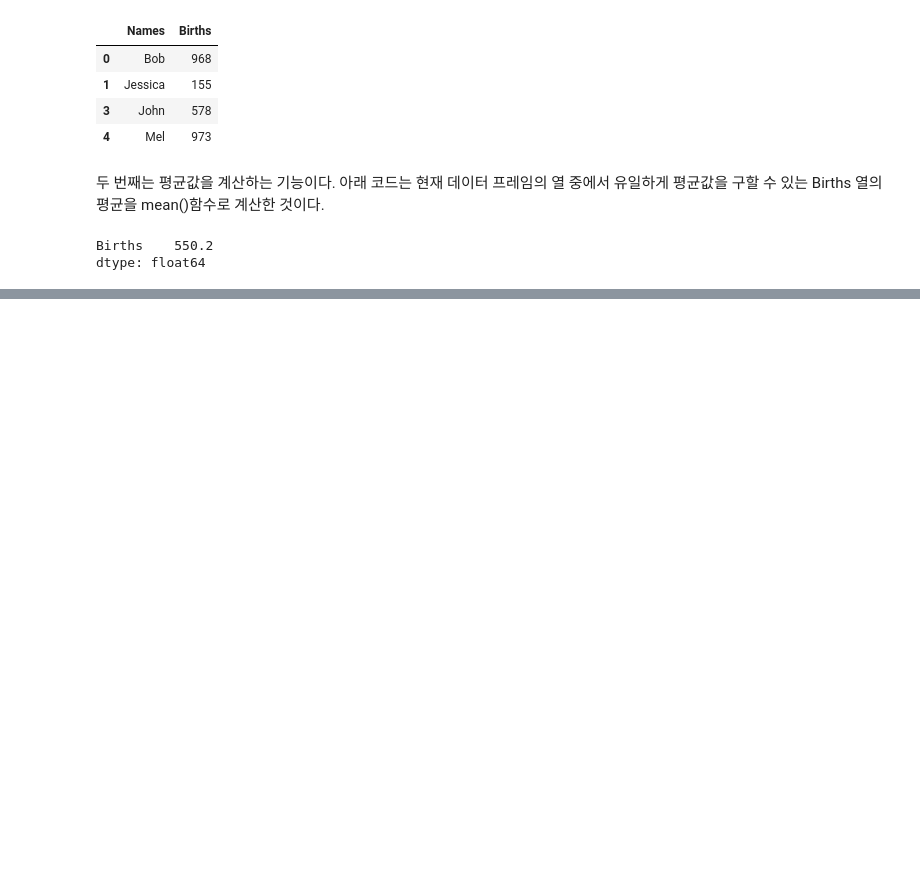
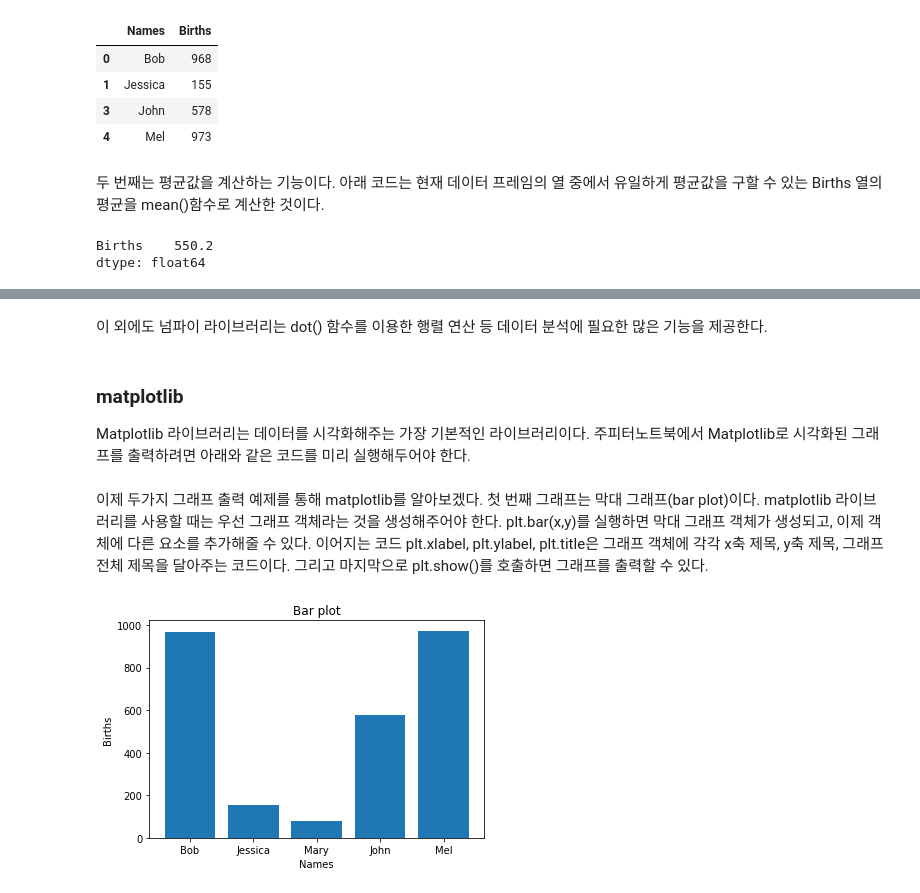
Before and after one commit to jaeyoon89/python_data_analysis, a Jupyter notebook: ch0_python_data_analysis_library.ipynb, the cells around one changed output, grey strips where cells are left out. Drawn from its saved outputs; the diff is of its cells as text; code cells hidden in the pictures; blank space fills up the shorter version.

```diff
--- a/ch0_python_data_analysis_library.ipynb
+++ b/ch0_python_data_analysis_library.ipynb
@@ -116,0 +192,9 @@ dtype: float64
+# %% [markdown]
+이 외에도 넘파이 라이브러리는 dot() 함수를 이용한 행렬 연산 등 데이터 분석에 필요한 많은 기능을 제공한다.
+# %% [markdown]
+### matplotlib
+
+
+
+Matplotlib 라이브러리는 데이터를 시각화해주는 가장 기본적인 라이브러리이다.
+주피터노트북에서 Matplotlib로 시각화된 그래프를 출력하려면 아래와 같은 코드를 미리 실행해두어야 한다.
@@ -116,0 +204,14 @@ dtype: float64
+# %% [markdown]
+이제 두가지 그래프 출력 예제를 통해 matplotlib를 알아보겠다. 첫 번째 그래프는 막대 그래프(bar plot)이다. matplotlib 라이브러리를 사용할 때는 우선 그래프 객체라는 것을 생성해주어야 한다. plt.bar(x,y)를 실행하면 막대 그래프 객체가 생성되고, 이제 객체에 다른 요소를 추가해줄 수 있다. 이어지는 코드 plt.xlabel, plt.ylabel, plt.title은 그래프 객체에 각각 x축 제목, y축 제목, 그래프 전체 제목을 달아주는 코드이다.
+그리고 마지막으로 plt.show()를 호출하면 그래프를 출력할 수 있다.
+# %%
+y = df['Births']
+x = df['Names']
+
+plt.bar(x,y)
+plt.xlabel('Names')
+plt.ylabel('Births')
+plt.title('Bar plot')
+plt.show()
+# %% [output]
+[figure, added]
```
Also changed, not shown: parts of 18 cells of this notebook.
